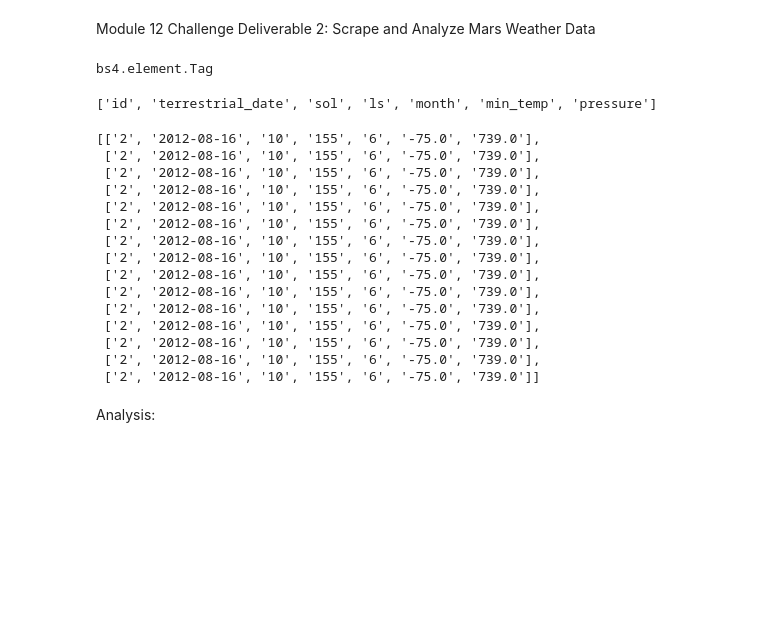
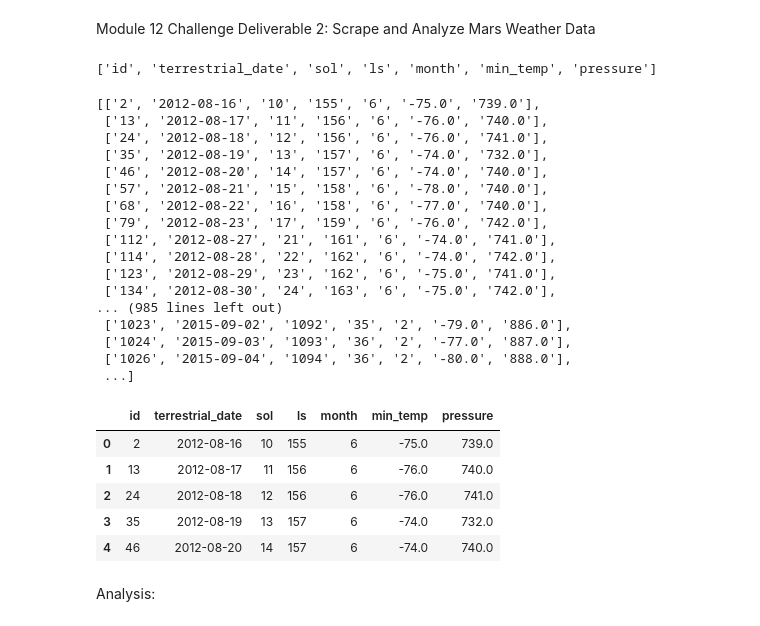
Before and after one commit to m-janssens-boop/beautifulsoup_challenge, a Jupyter notebook: mars_news/part_2_mars_weather.ipynb, the cells around one changed output. Drawn from its saved outputs; the diff is of its cells as text; code cells hidden in the pictures; blank space fills up the shorter version.

Commit message:
website scraped correctly and dataframe created

```diff
--- a/mars_news/part_2_mars_weather.ipynb
+++ b/mars_news/part_2_mars_weather.ipynb
@@ -20,10 +20,7 @@ html = browser.html
 table_soup = soup(html, 'html.parser')
 # %%
 # Extract all rows of data
-table = table_soup.find('tr', class_= "data-row")
-type(table)
+table = table_soup.find_all('tr', class_= "data-row")
-# %% [output]
-bs4.element.Tag
 # %%
 #create list of headers from table
 header = table_soup.find_all('th')
@@ -39,31 +36,43 @@ header_ls
 # Create an empty list
 row_ls = []
 # Loop through the scraped data to create a list of rows
-for row in table:
-    row = table.find_all('td')
+for i in table:
+    row = i.find_all('td')
+
     individual_row = []
     for entry in row:
-        individual_row.append(entry.text)
+       individual_row.append(entry.text)
     row_ls.append(individual_row)
 row_ls
 # %% [output]
 [['2', '2012-08-16', '10', '155', '6', '-75.0', '739.0'],
- ['2', '2012-08-16', '10', '155', '6', '-75.0', '739.0'],
- ['2', '2012-08-16', '10', '155', '6', '-75.0', '739.0'],
- ['2', '2012-08-16', '10', '155', '6', '-75.0', '739.0'],
- ['2', '2012-08-16', '10', '155', '6', '-75.0', '739.0'],
- ['2', '2012-08-16', '10', '155', '6', '-75.0', '739.0'],
- ['2', '2012-08-16', '10', '155', '6', '-75.0', '739.0'],
- ['2', '2012-08-16', '10', '155', '6', '-75.0', '739.0'],
- ['2', '2012-08-16', '10', '155', '6', '-75.0', '739.0'],
- ['2', '2012-08-16', '10', '155', '6', '-75.0', '739.0'],
- ['2', '2012-08-16', '10', '155', '6', '-75.0', '739.0'],
- ['2', '2012-08-16', '10', '155', '6', '-75.0', '739.0'],
- ['2', '2012-08-16', '10', '155', '6', '-75.0', '739.0'],
- ['2', '2012-08-16', '10', '155', '6', '-75.0', '739.0'],
- ['2', '2012-08-16', '10', '155', '6', '-75.0', '739.0']]
+ ['13', '2012-08-17', '11', '156', '6', '-76.0', '740.0'],
+ ['24', '2012-08-18', '12', '156', '6', '-76.0', '741.0'],
+ ['35', '2012-08-19', '13', '157', '6', '-74.0', '732.0'],
+ ['46', '2012-08-20', '14', '157', '6', '-74.0', '740.0'],
+ ['57', '2012-08-21', '15', '158', '6', '-78.0', '740.0'],
+ ['68', '2012-08-22', '16', '158', '6', '-77.0', '740.0'],
+ ['79', '2012-08-23', '17', '159', '6', '-76.0', '742.0'],
+ ['112', '2012-08-27', '21', '161', '6', '-74.0', '741.0'],
+ ['114', '2012-08-28', '22', '162', '6', '-74.0', '742.0'],
+ ['123', '2012-08-29', '23', '162', '6', '-75.0', '741.0'],
+ ['134', '2012-08-30', '24', '163', '6', '-75.0', '742.0'],
+... (985 lines left out)
+ ['1023', '2015-09-02', '1092', '35', '2', '-79.0', '886.0'],
+ ['1024', '2015-09-03', '1093', '36', '2', '-77.0', '887.0'],
+ ['1026', '2015-09-04', '1094', '36', '2', '-80.0', '888.0'],
+ ...]
 # %%
 # Create a Pandas DataFrame by using the list of rows and a list of the column names
+mars_df = pd.DataFrame(row_ls, columns = header_ls)
+mars_df.head()
+# %% [output]
+|  | id | terrestrial_date | sol | ls | month | min_temp | pressure |
+| 0 | 2 | 2012-08-16 | 10 | 155 | 6 | -75.0 | 739.0 |
+| 1 | 13 | 2012-08-17 | 11 | 156 | 6 | -76.0 | 740.0 |
+| 2 | 24 | 2012-08-18 | 12 | 156 | 6 | -76.0 | 741.0 |
+| 3 | 35 | 2012-08-19 | 13 | 157 | 6 | -74.0 | 732.0 |
+| 4 | 46 | 2012-08-20 | 14 | 157 | 6 | -74.0 | 740.0 |
 # %%
 # Confirm DataFrame was created successfully
 # %%
```
